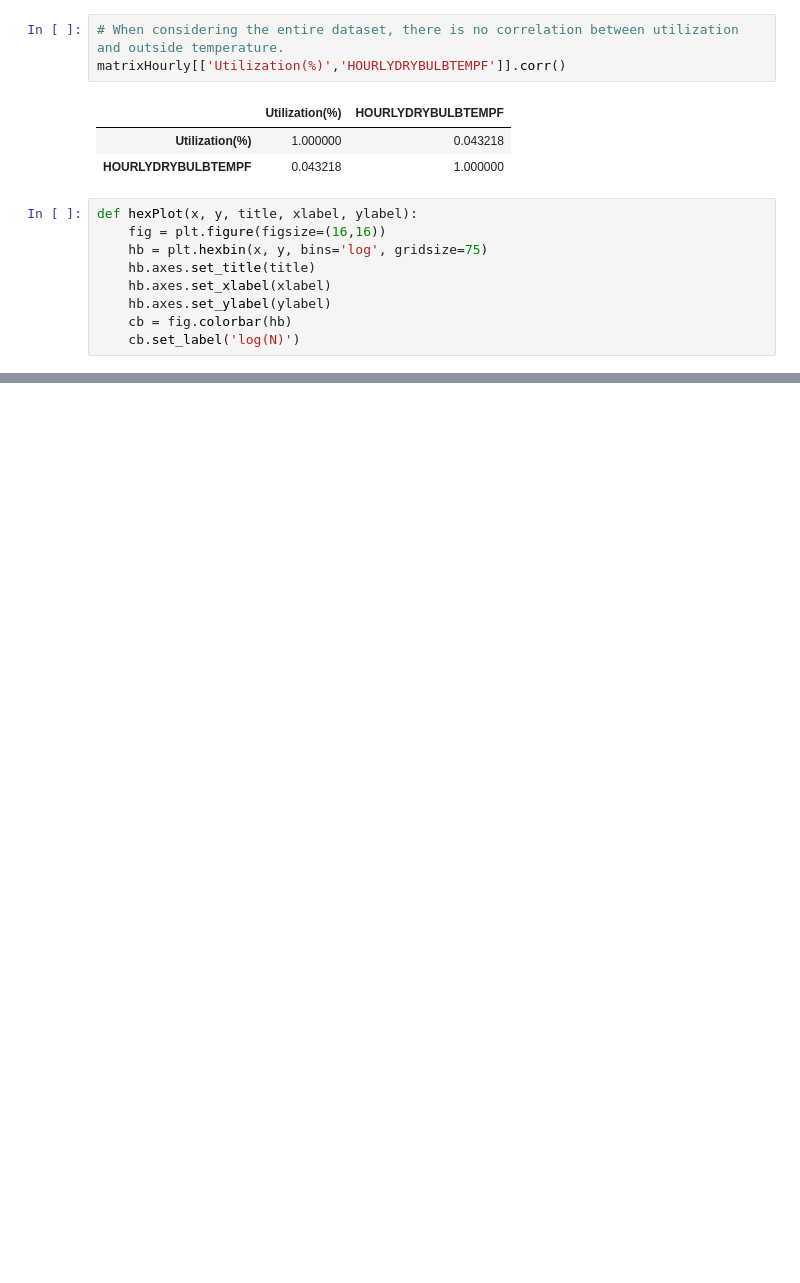
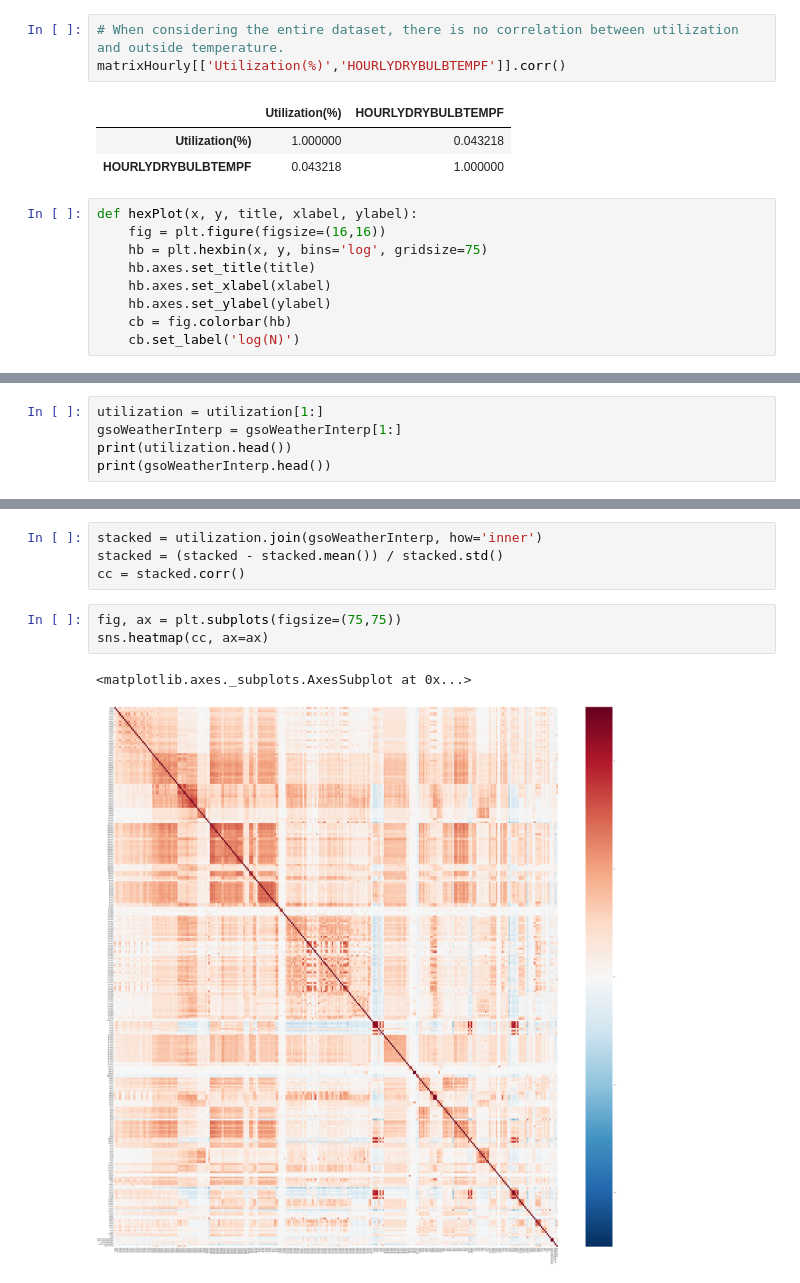
Before and after one commit to UNCG-CSE/Library-Computer-Usage-Analysis, a Jupyter notebook: src/UsageVsWeather.ipynb, the cells around one changed output, grey strips where cells are left out. Saved outputs shown, nothing was run; the diff lists cells and outputs as text; blank space fills up the shorter version.

```diff
--- a/src/UsageVsWeather.ipynb
+++ b/src/UsageVsWeather.ipynb
@@ -199,0 +214,5 @@ memory usage: 152.0 MB
+# %%
+utilization = utilization[1:]
+gsoWeatherInterp = gsoWeatherInterp[1:]
+print(utilization.head())
+print(gsoWeatherInterp.head())
@@ -199,0 +237,10 @@ memory usage: 152.0 MB
+# %%
+stacked = utilization.join(gsoWeatherInterp, how='inner')
+stacked = (stacked - stacked.mean()) / stacked.std()
+cc = stacked.corr()
+# %%
+fig, ax = plt.subplots(figsize=(75,75))
+sns.heatmap(cc, ax=ax)
+# %% [output]
+<matplotlib.axes._subplots.AxesSubplot at 0x...>
+[figure, added]
```
Also changed, not shown: parts of 7 cells of this notebook, 1 other file.
